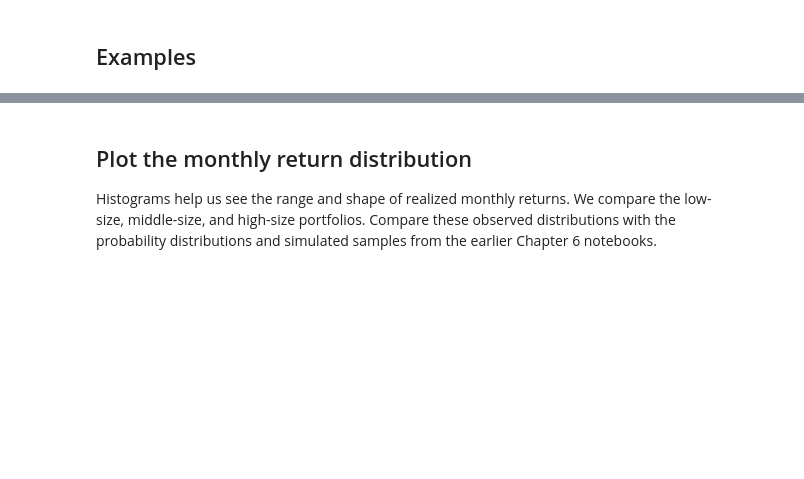
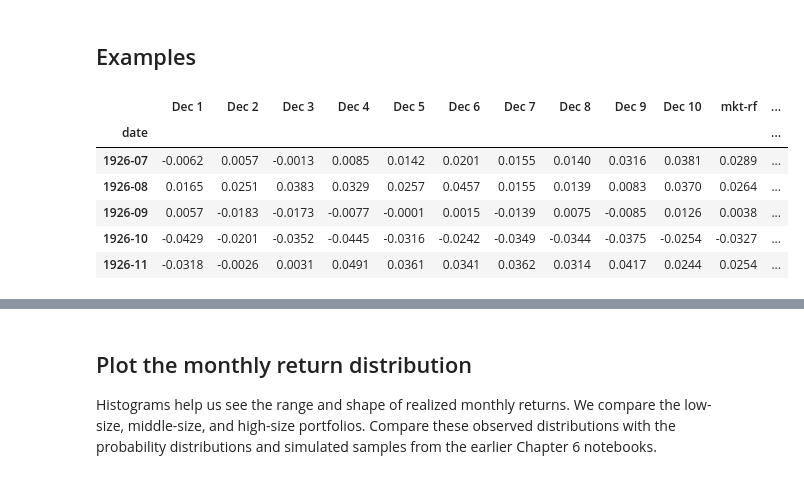
Before and after one commit to boyerb/Investments, a Jupyter notebook: Ex06-Ken French_Portfolio_Returns.ipynb, the cells around one changed output, grey strips where cells are left out. Drawn from its saved outputs; the diff is of its cells as text; code cells hidden in the pictures; blank space fills up the shorter version.

```diff
--- a/Ex06-Ken French_Portfolio_Returns.ipynb
+++ b/Ex06-Ken French_Portfolio_Returns.ipynb
@@ -92,12 +100,21 @@ available[available["strategy"] == "size"]
 # %% [markdown]
 ## Examples
 # %%
-# Example 1: Load all available monthly value-weighted momentum decile portfolio returns.
-momentum_portfolios = fm.load_ken_french_data(
+# Example 1: Load all available monthly value-weighted size decile portfolio returns and market factors.
+size_deciles = fm.load_ken_french_data(
     data_type='deciles',
-    strategy='momentum'
+    strategy='size',
+    include_factors='market'
 )
-momentum_portfolios.head()
+size_deciles.head()
+# %% [output]
+|  | Dec 1 | Dec 2 | Dec 3 | Dec 4 | Dec 5 | Dec 6 | Dec 7 | Dec 8 | Dec 9 | Dec 10 | mkt-rf | ... |
+| date |  |  |  |  |  |  |  |  |  |  |  | ... |
+| 1926-07 | -0.0062 | 0.0057 | -0.0013 | 0.0085 | 0.0142 | 0.0201 | 0.0155 | 0.0140 | 0.0316 | 0.0381 | 0.0289 | ... |
+| 1926-08 | 0.0165 | 0.0251 | 0.0383 | 0.0329 | 0.0257 | 0.0457 | 0.0155 | 0.0139 | 0.0083 | 0.0370 | 0.0264 | ... |
+| 1926-09 | 0.0057 | -0.0183 | -0.0173 | -0.0077 | -0.0001 | 0.0015 | -0.0139 | 0.0075 | -0.0085 | 0.0126 | 0.0038 | ... |
+| 1926-10 | -0.0429 | -0.0201 | -0.0352 | -0.0445 | -0.0316 | -0.0242 | -0.0349 | -0.0344 | -0.0375 | -0.0254 | -0.0327 | ... |
+| 1926-11 | -0.0318 | -0.0026 | 0.0031 | 0.0491 | 0.0361 | 0.0341 | 0.0362 | 0.0314 | 0.0417 | 0.0244 | 0.0254 | ... |
 # %%
 # Example 2: Load the daily size decile portfolios from January 1990 to the most recent available month. The `details=True` option prints information about the source file, including the date range and portfolio construction. Here we specify a start_date but no end_date.  The function will default to the latest available end_date.
 start_date = '1990-01'
```
Also changed, not shown: parts of 12 cells of this notebook, 1 other file.
